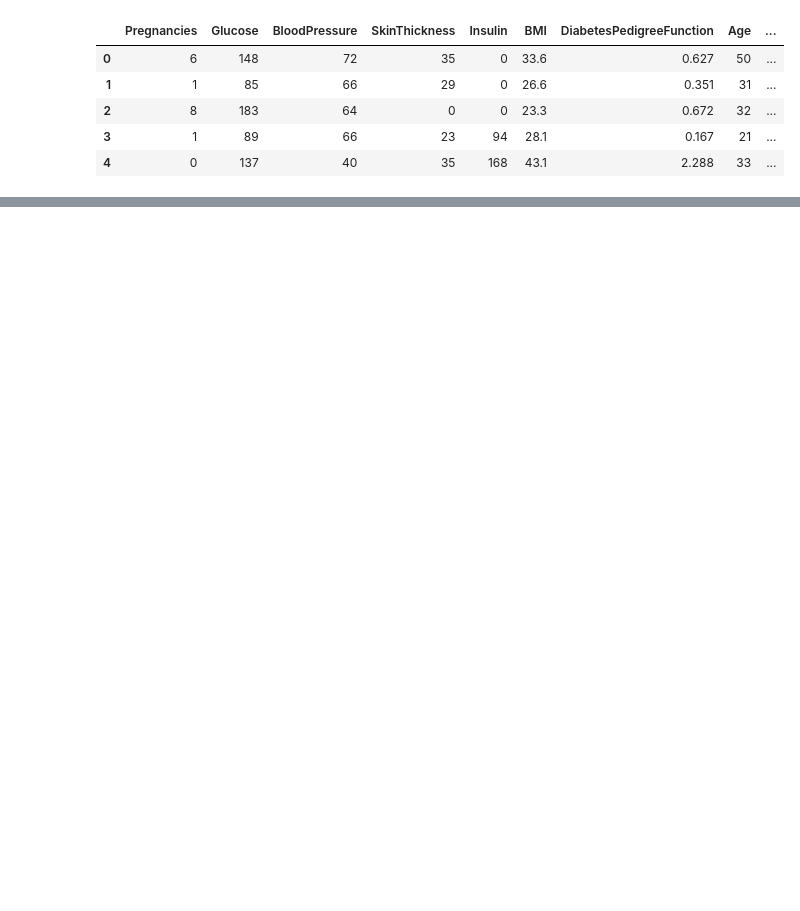
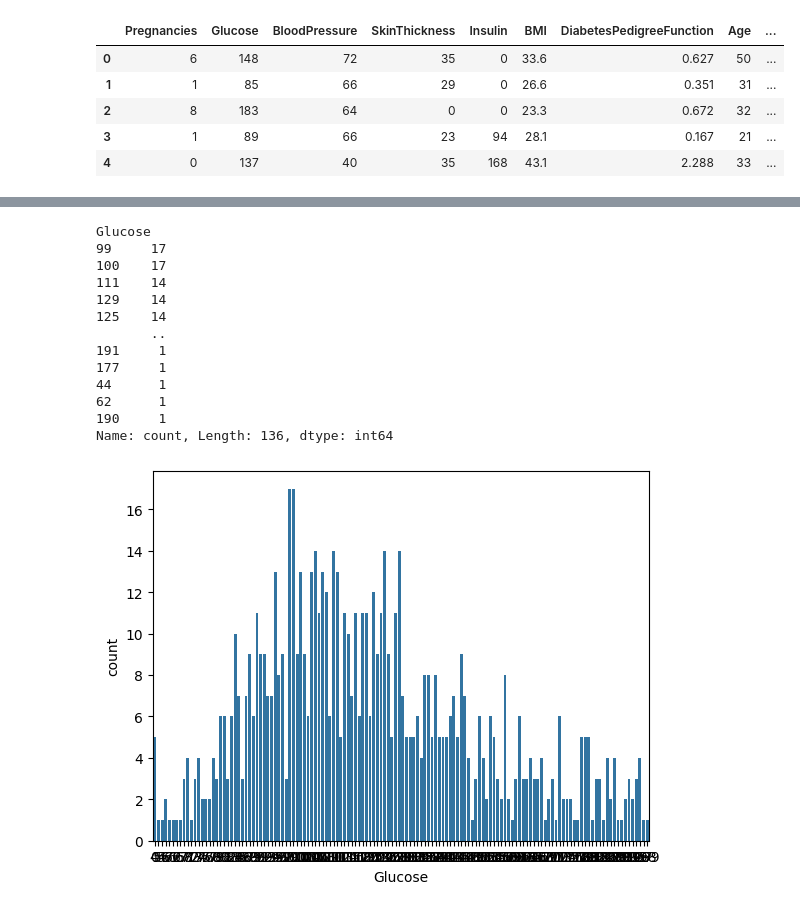
Before and after one commit to ksingh9398/AI_CLASS, a Jupyter notebook: Diabetes_Case_Study.ipynb, the cells around one changed output, grey strips where cells are left out. Saved outputs shown, nothing was run; the diff lists cells and outputs as text; code cells hidden in the pictures; blank space fills up the shorter version.

```diff
--- a/Diabetes_Case_Study.ipynb
+++ b/Diabetes_Case_Study.ipynb
@@ -302,0 +368,20 @@ weighted avg       0.78      0.78      0.78       231
+# %%
+# Visulizing the count of Partner
+print(df['Glucose'].value_counts())
+ax=sns.countplot(x='Glucose',data=df)
+plt.show()
+# %% [output]
+Glucose
+99     17
+100    17
+111    14
+129    14
+125    14
+       ..
+191     1
+177     1
+44      1
+62      1
+190     1
+Name: count, Length: 136, dtype: int64
+[figure, added]
```
Also changed, not shown: parts of 65 cells of this notebook.
